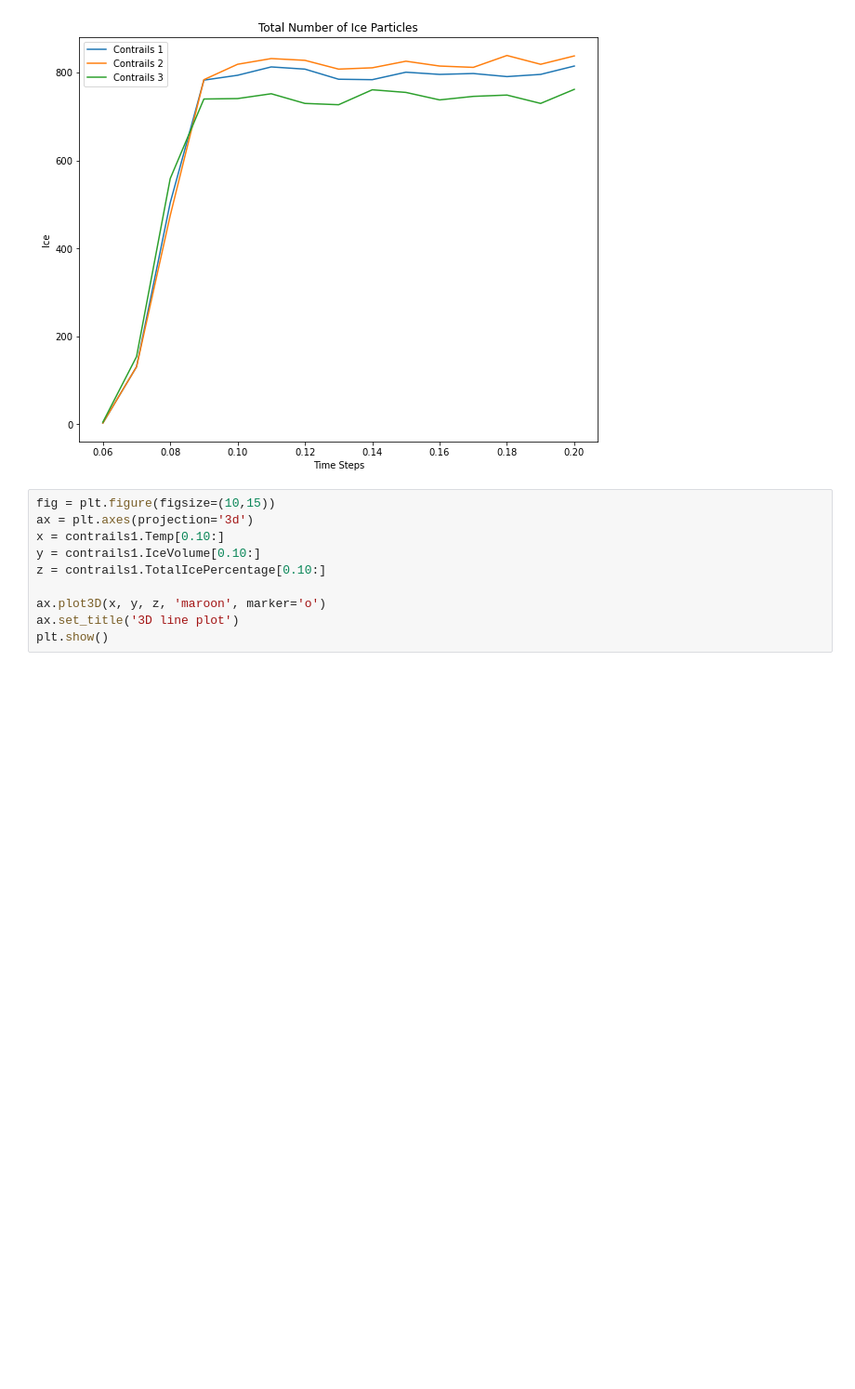
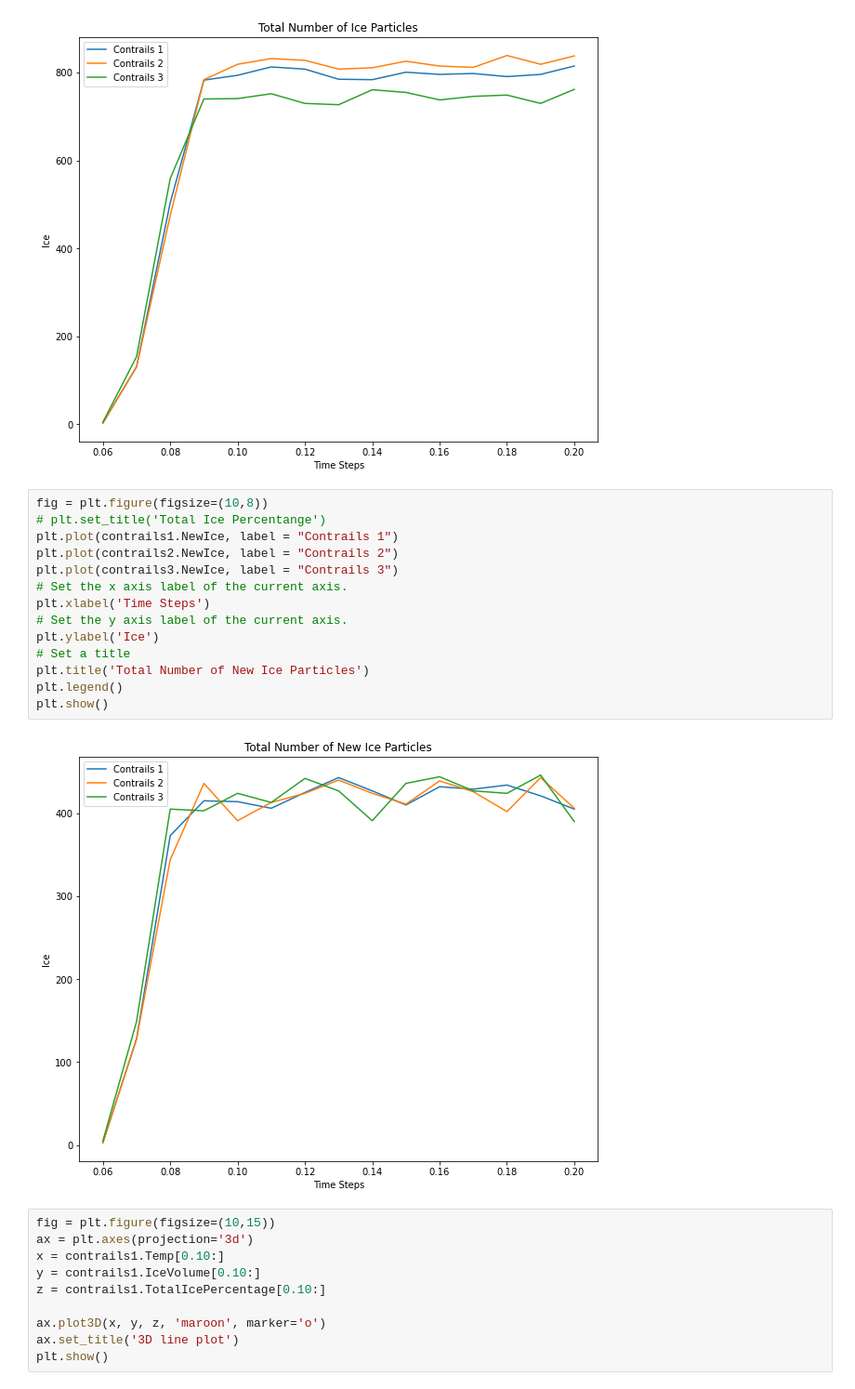
Before and after one commit to nafiul-nipu/Contrails-Python, a Jupyter notebook: contrails preprocessing/IceDataVisualization.ipynb, the cells around one changed output. Shown at 93% size. Saved outputs shown, nothing was run; the diff lists cells and outputs as text; blank space fills up the shorter version.

```diff
--- a/contrails preprocessing/IceDataVisualization.ipynb
+++ b/contrails preprocessing/IceDataVisualization.ipynb
@@ -190,6 +190,22 @@ plt.legend()
 plt.show()
 # %% [output]
 [figure]
+# %%
+fig = plt.figure(figsize=(10,8))
+# plt.set_title('Total Ice Percentange')
+plt.plot(contrails1.NewIce, label = "Contrails 1")
+plt.plot(contrails2.NewIce, label = "Contrails 2")
+plt.plot(contrails3.NewIce, label = "Contrails 3")
+# Set the x axis label of the current axis.
+plt.xlabel('Time Steps')
+# Set the y axis label of the current axis.
+plt.ylabel('Ice')
+# Set a title
+plt.title('Total Number of New Ice Particles')
+plt.legend()
+plt.show()
+# %% [output]
+[figure, added]
 # %%
 fig = plt.figure(figsize=(10,15))
 ax = plt.axes(projection='3d')
```
Also changed, not shown: parts of 1 cell of this notebook, 3 other files.
